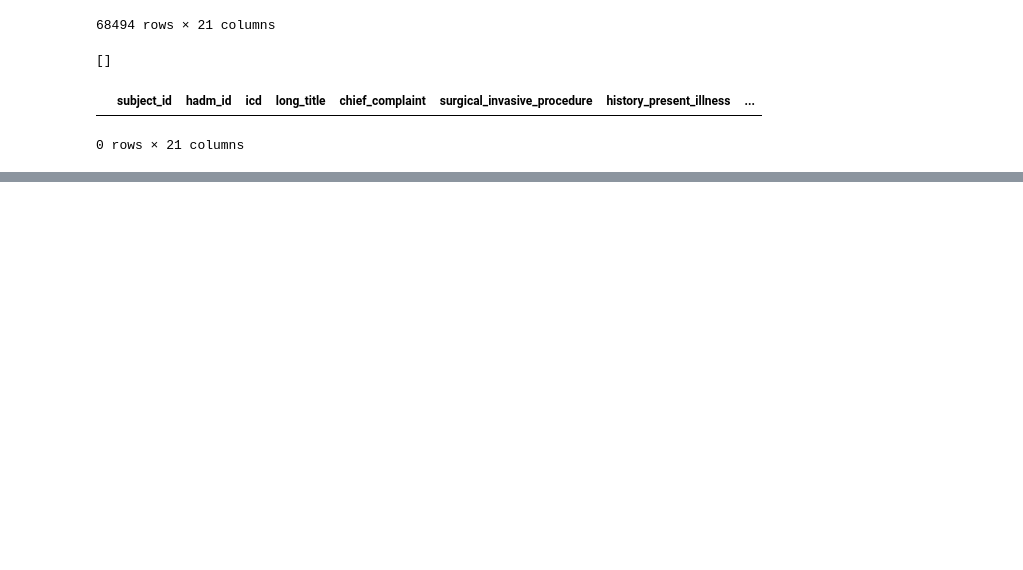
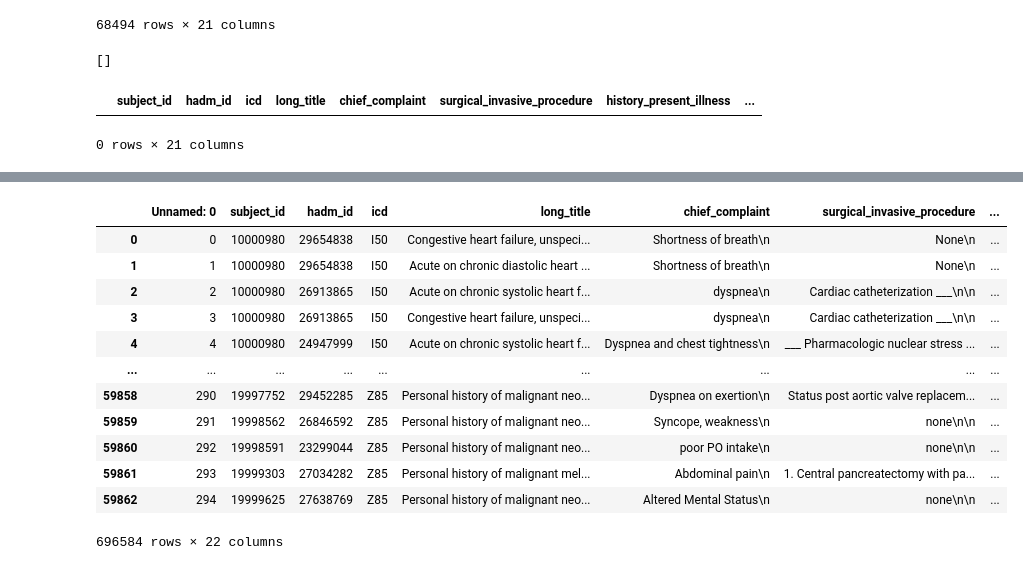
Before and after one commit to smitamisra/EHR_exploration, a Jupyter notebook: notebooks/text_db_creation.ipynb, the cells around one changed output, grey strips where cells are left out. Saved outputs shown, nothing was run; the diff lists cells and outputs as text; code cells hidden in the pictures; blank space fills up the shorter version.

```diff
--- a/notebooks/text_db_creation.ipynb
+++ b/notebooks/text_db_creation.ipynb
@@ -869,0 +860,3 @@ df_pivot.pivot_table(columns='icd', index = ['subject_id', 'hadm_id'])
+# %%
+text_y92 = pd.read_csv("../data/text_icy92.csv")
+text_y92.head(5)
@@ -869,0 +871,3 @@ df_pivot.pivot_table(columns='icd', index = ['subject_id', 'hadm_id'])
+# %%
+text_e87 = pd.read_csv("../data/text_ice87.csv")
+text_e87.head(5)
@@ -869,0 +882,3 @@ df_pivot.pivot_table(columns='icd', index = ['subject_id', 'hadm_id'])
+# %%
+text_z85 = pd.read_csv("../data/text_icz85.csv")
+text_z85.head(5)
@@ -869,0 +915,18 @@ df_pivot.pivot_table(columns='icd', index = ['subject_id', 'hadm_id'])
+# %%
+concat_df = pd.concat([text_i50, text_e11, text_e78, text_n17, text_f32, text_i16, text_y92, text_e87, text_z85]) #696584 rows × 22 columns
+# %%
+concat_df
+# %% [output]
+|  | Unnamed: 0 | subject_id | hadm_id | icd | long_title | chief_complaint | surgical_invasive_procedure | ... |
+| 0 | 0 | 10000980 | 29654838 | I50 | Congestive heart failure, unspeci... | Shortness of breath\n | None\n | ... |
+| 1 | 1 | 10000980 | 29654838 | I50 | Acute on chronic diastolic heart ... | Shortness of breath\n | None\n | ... |
+| 2 | 2 | 10000980 | 26913865 | I50 | Acute on chronic systolic heart f... | dyspnea\n | Cardiac catheterization ___\n\n | ... |
+| 3 | 3 | 10000980 | 26913865 | I50 | Congestive heart failure, unspeci... | dyspnea\n | Cardiac catheterization ___\n\n | ... |
+| 4 | 4 | 10000980 | 24947999 | I50 | Acute on chronic systolic heart f... | Dyspnea and chest tightness\n | ___ Pharmacologic nuclear stress ... | ... |
+| ... | ... | ... | ... | ... | ... | ... | ... | ... |
+| 59858 | 290 | 19997752 | 29452285 | Z85 | Personal history of malignant neo... | Dyspnea on exertion\n | Status post aortic valve replacem... | ... |
+| 59859 | 291 | 19998562 | 26846592 | Z85 | Personal history of malignant neo... | Syncope, weakness\n | none\n\n | ... |
+| 59860 | 292 | 19998591 | 23299044 | Z85 | Personal history of malignant neo... | poor PO intake\n | none\n\n | ... |
+| 59861 | 293 | 19999303 | 27034282 | Z85 | Personal history of malignant mel... | Abdominal pain\n | 1. Central pancreatectomy with pa... | ... |
+| 59862 | 294 | 19999625 | 27638769 | Z85 | Personal history of malignant neo... | Altered Mental Status\n | none\n\n | ... |
+696584 rows × 22 columns
```
Also changed, not shown: parts of 35 cells of this notebook.
